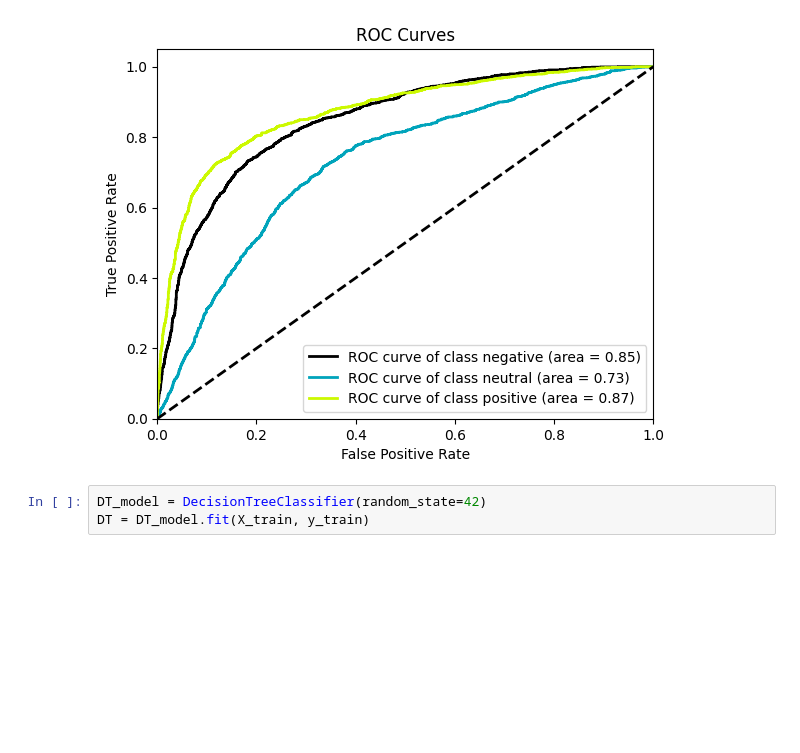
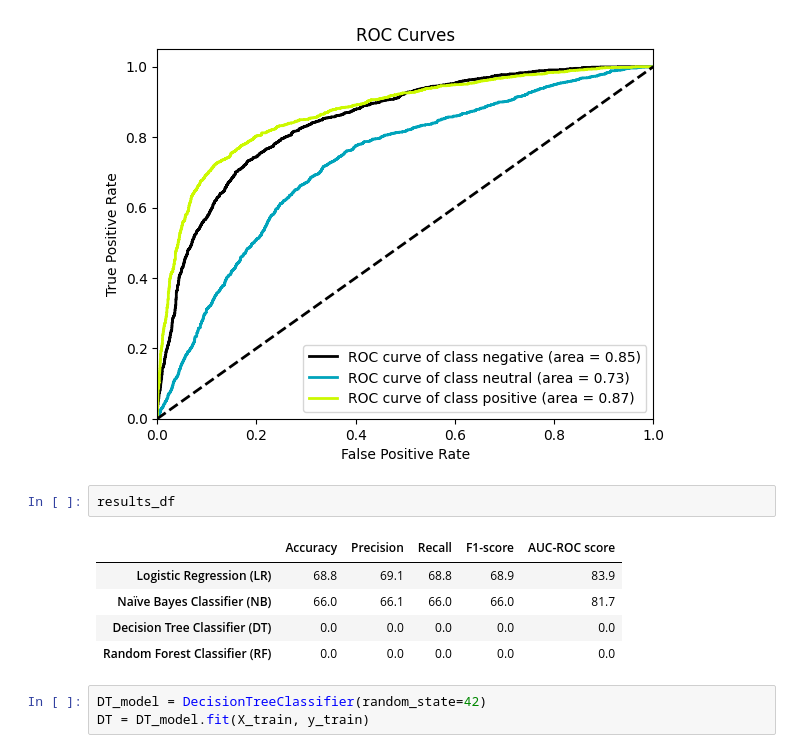
Before and after one commit to ecemsmsk27/x-sentiment-analysis, a Jupyter notebook: x_sentiment_analysis.ipynb, the cells around one changed output. Saved outputs shown, nothing was run; the diff lists cells and outputs as text; blank space fills up the shorter version.

```diff
--- a/x_sentiment_analysis.ipynb
+++ b/x_sentiment_analysis.ipynb
@@ -376,6 +374,14 @@ Classification Report:
    macro avg       0.66      0.66      0.66      4669
 weighted avg       0.66      0.66      0.66      4669
 [figure]
+# %%
+results_df
+# %% [output]
+|  | Accuracy | Precision | Recall | F1-score | AUC-ROC score |
+| Logistic Regression (LR) | 68.8 | 69.1 | 68.8 | 68.9 | 83.9 |
+| Naïve Bayes Classifier (NB) | 66.0 | 66.1 | 66.0 | 66.0 | 81.7 |
+| Decision Tree Classifier (DT) | 0.0 | 0.0 | 0.0 | 0.0 | 0.0 |
+| Random Forest Classifier (RF) | 0.0 | 0.0 | 0.0 | 0.0 | 0.0 |
 # %%
 DT_model = DecisionTreeClassifier(random_state=42)
 DT = DT_model.fit(X_train, y_train)
```
Also changed, not shown: parts of 18 cells of this notebook.
